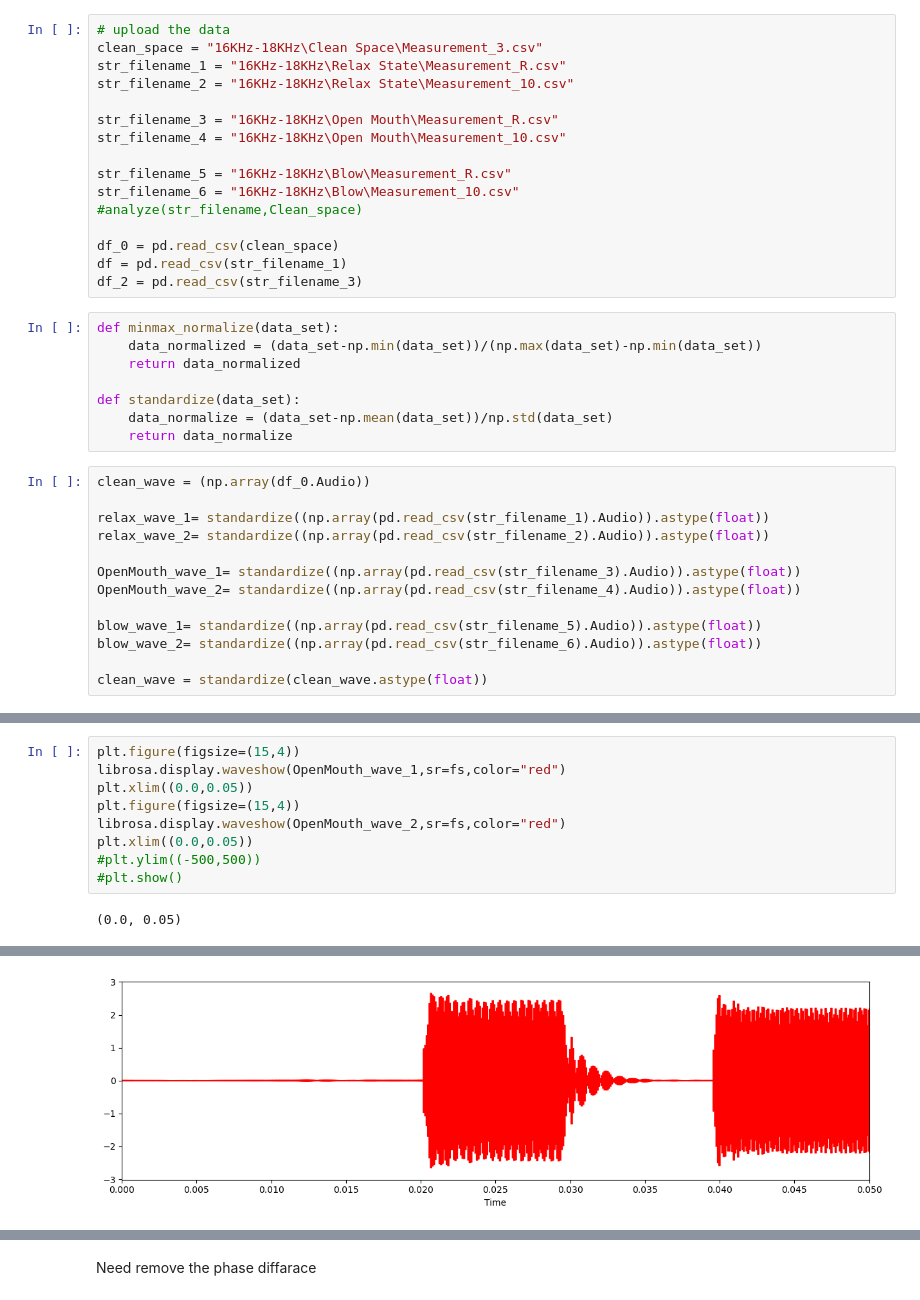
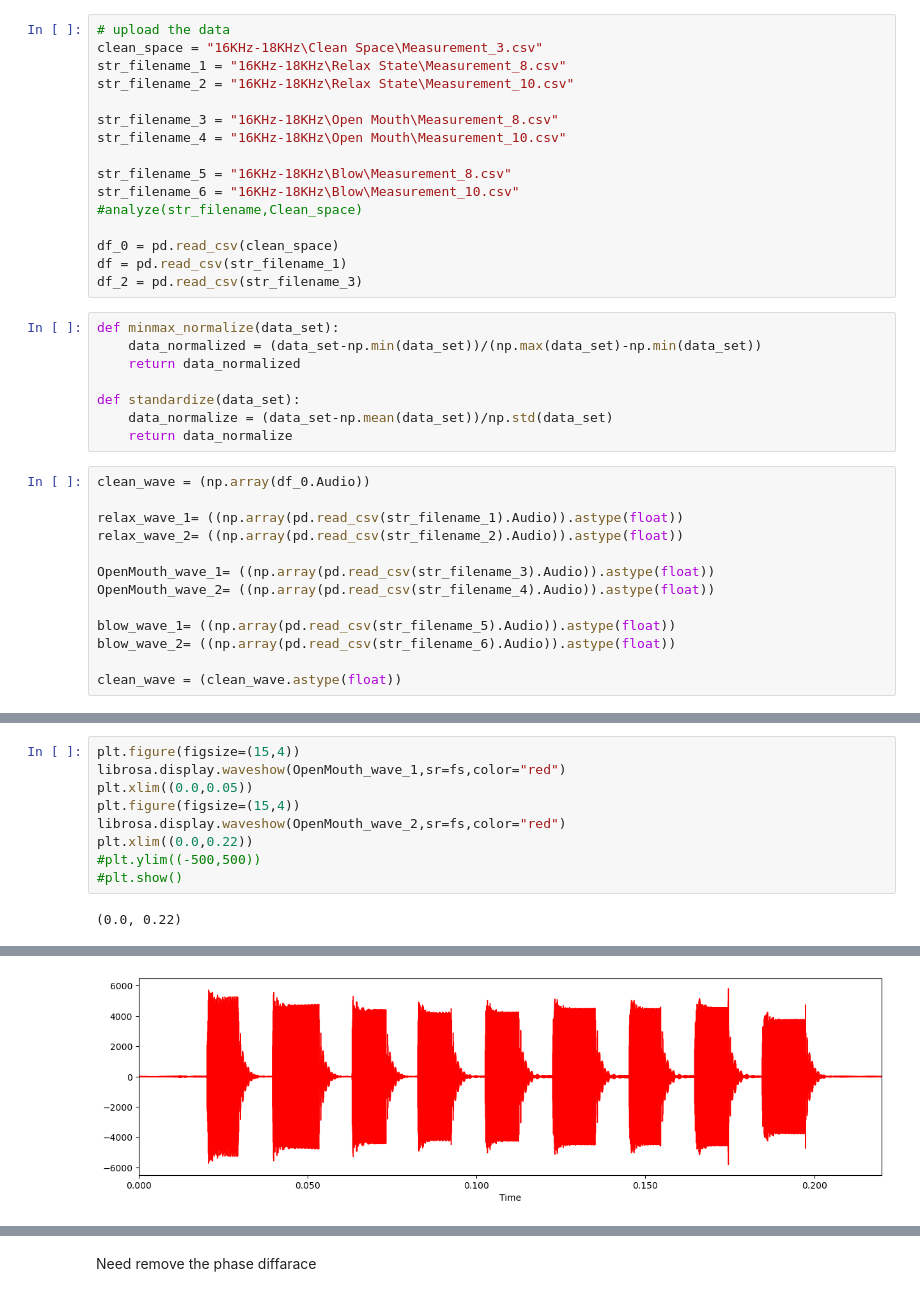
Before and after one commit to L-Shyamal/ear-echo, a Jupyter notebook: Python/Analyze/Analyze_Echo.ipynb, the cells around one changed output, grey strips where cells are left out. Saved outputs shown, nothing was run; the diff lists cells and outputs as text.

```diff
--- a/Python/Analyze/Analyze_Echo.ipynb
+++ b/Python/Analyze/Analyze_Echo.ipynb
@@ -188,13 +188,13 @@ plt.show()
 # %%
 # upload the data
 clean_space = "16KHz-18KHz\Clean Space\Measurement_3.csv"
-str_filename_1 = "16KHz-18KHz\Relax State\Measurement_R.csv"
+str_filename_1 = "16KHz-18KHz\Relax State\Measurement_8.csv"
 str_filename_2 = "16KHz-18KHz\Relax State\Measurement_10.csv"
 
-str_filename_3 = "16KHz-18KHz\Open Mouth\Measurement_R.csv"
+str_filename_3 = "16KHz-18KHz\Open Mouth\Measurement_8.csv"
 str_filename_4 = "16KHz-18KHz\Open Mouth\Measurement_10.csv"
 
-str_filename_5 = "16KHz-18KHz\Blow\Measurement_R.csv"
+str_filename_5 = "16KHz-18KHz\Blow\Measurement_8.csv"
 str_filename_6 = "16KHz-18KHz\Blow\Measurement_10.csv"
 #analyze(str_filename,Clean_space)
 
@@ -212,16 +212,16 @@ def standardize(data_set):
 # %%
 clean_wave = (np.array(df_0.Audio))
 
-relax_wave_1= standardize((np.array(pd.read_csv(str_filename_1).Audio)).astype(float))
-relax_wave_2= standardize((np.array(pd.read_csv(str_filename_2).Audio)).astype(float))
+relax_wave_1= ((np.array(pd.read_csv(str_filename_1).Audio)).astype(float))
+relax_wave_2= ((np.array(pd.read_csv(str_filename_2).Audio)).astype(float))
 
-OpenMouth_wave_1= standardize((np.array(pd.read_csv(str_filename_3).Audio)).astype(float))
-OpenMouth_wave_2= standardize((np.array(pd.read_csv(str_filename_4).Audio)).astype(float))
+OpenMouth_wave_1= ((np.array(pd.read_csv(str_filename_3).Audio)).astype(float))
+OpenMouth_wave_2= ((np.array(pd.read_csv(str_filename_4).Audio)).astype(float))
 
-blow_wave_1= standardize((np.array(pd.read_csv(str_filename_5).Audio)).astype(float))
-blow_wave_2= standardize((np.array(pd.read_csv(str_filename_6).Audio)).astype(float))
+blow_wave_1= ((np.array(pd.read_csv(str_filename_5).Audio)).astype(float))
+blow_wave_2= ((np.array(pd.read_csv(str_filename_6).Audio)).astype(float))
 
-clean_wave = standardize(clean_wave.astype(float))
+clean_wave = (clean_wave.astype(float))
 # %%
 plt.figure(figsize=(15,4))
 librosa.display.waveshow(clean_wave,sr=fs,color="green")
@@ -253,8 +253,8 @@ librosa.display.waveshow(OpenMouth_wave_1,sr=fs,color="red")
 plt.xlim((0.0,0.05))
 plt.figure(figsize=(15,4))
 librosa.display.waveshow(OpenMouth_wave_2,sr=fs,color="red")
-plt.xlim((0.0,0.05))
+plt.xlim((0.0,0.22))
 #plt.ylim((-500,500))
 #plt.show()
 # %% [output]
-(0.0, 0.05)
+(0.0, 0.22)
@@ -262,4 +262,4 @@ plt.xlim((0.0,0.05))
-[figure, old version]
+[figure, new version]
 # %%
 plt.figure(figsize=(15,4))
 librosa.display.waveshow(blow_wave_1,sr=fs,color="purple")
```
Also changed, not shown: parts of 24 cells of this notebook.
